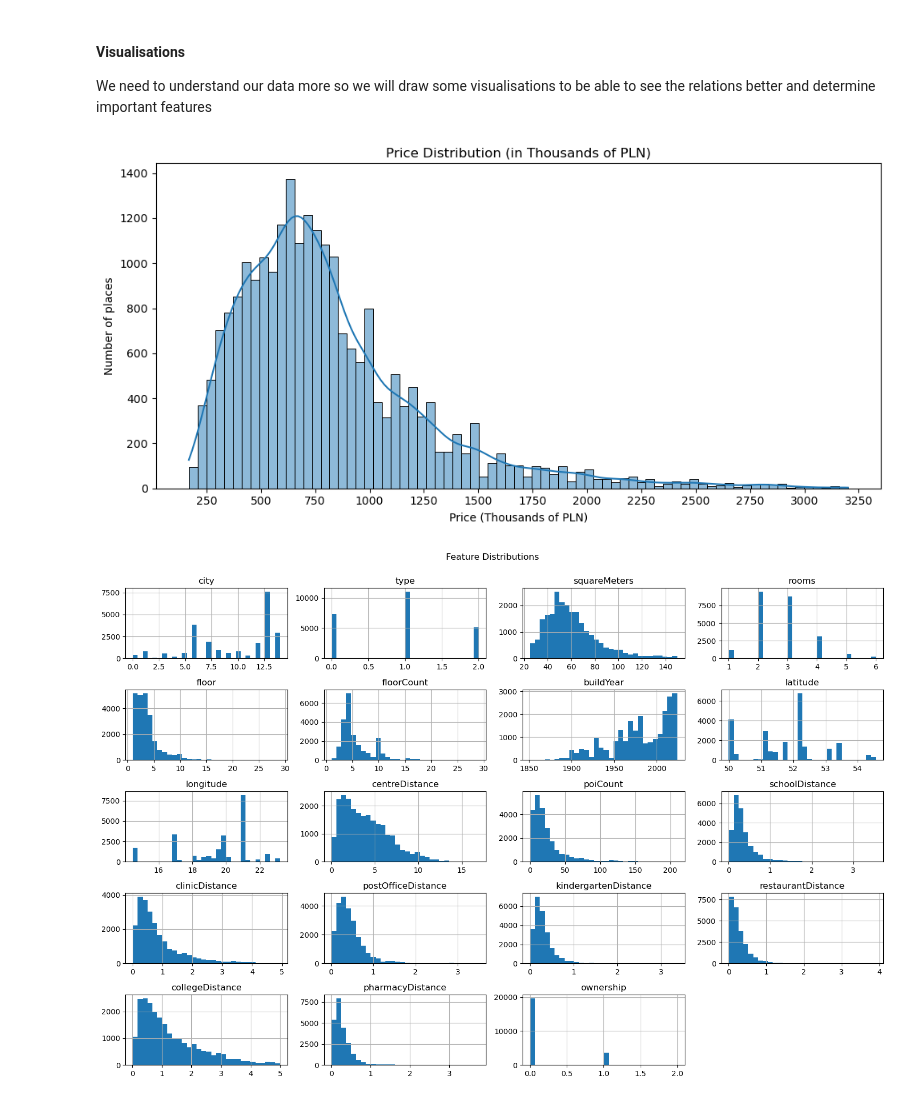
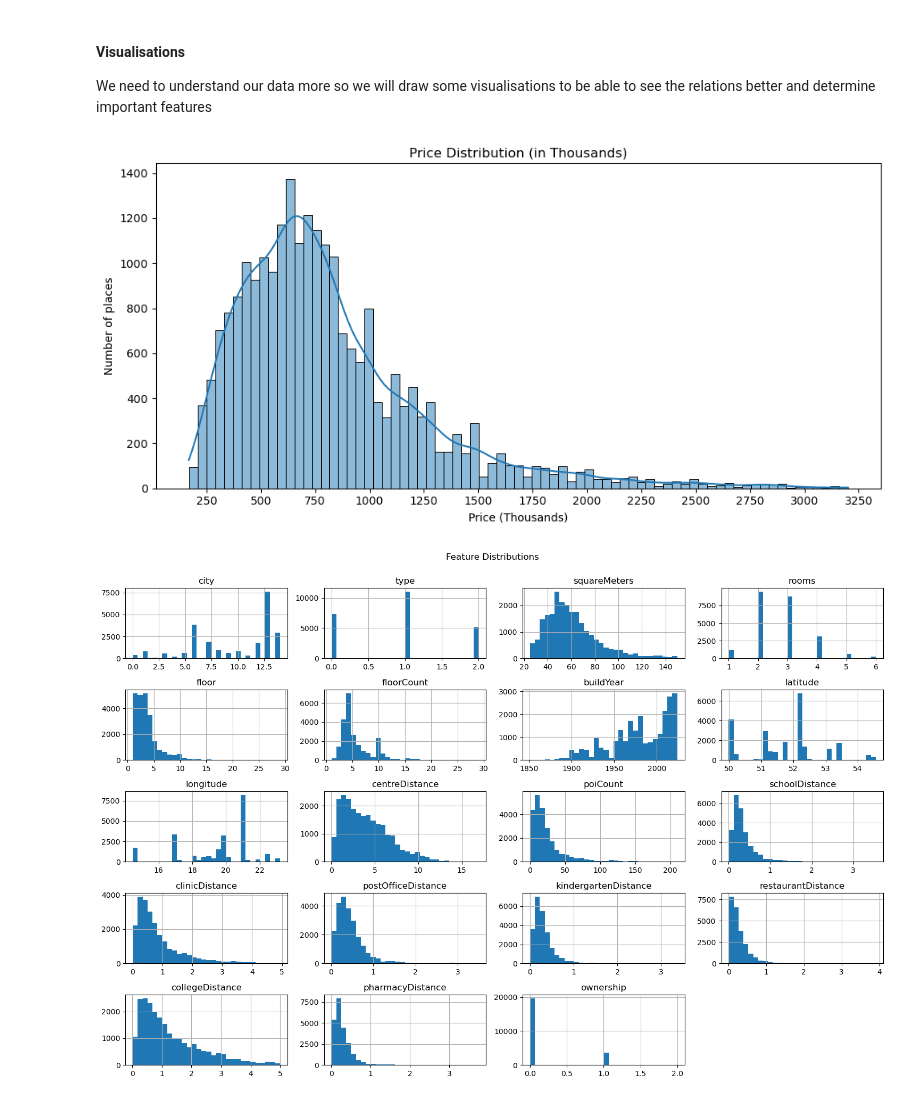
Before and after one commit to kab-43/ml_project, a Jupyter notebook: notebook.ipynb, the cells around one changed output. Drawn from its saved outputs; the diff is of its cells as text; code cells hidden in the pictures.

```diff
--- a/notebook.ipynb
+++ b/notebook.ipynb
@@ -203,14 +203,14 @@ We need to understand our data more so we will draw some visualisations to be ab
 # %%
 plt.figure(figsize=(10, 5))
 sns.histplot(df_encoded['price'] / 1000, bins=75, kde=True)
-plt.title('Price Distribution (in Thousands of PLN)')
-plt.xlabel('Price (Thousands of PLN)')
+plt.title('Price Distribution (in Thousands)')
+plt.xlabel('Price (Thousands)')
 plt.ylabel('Number of places')
 plt.gca().xaxis.set_major_locator(MultipleLocator(250))
 plt.tight_layout()
 plt.show()
 # %% [output]
-[figure, old version]
+[figure, new version]
 # %%
 features = df_encoded.columns.drop('price')
 df_encoded[features].hist(bins=30, figsize=(15, 10))
```
Also changed, not shown: parts of 4 cells of this notebook.
